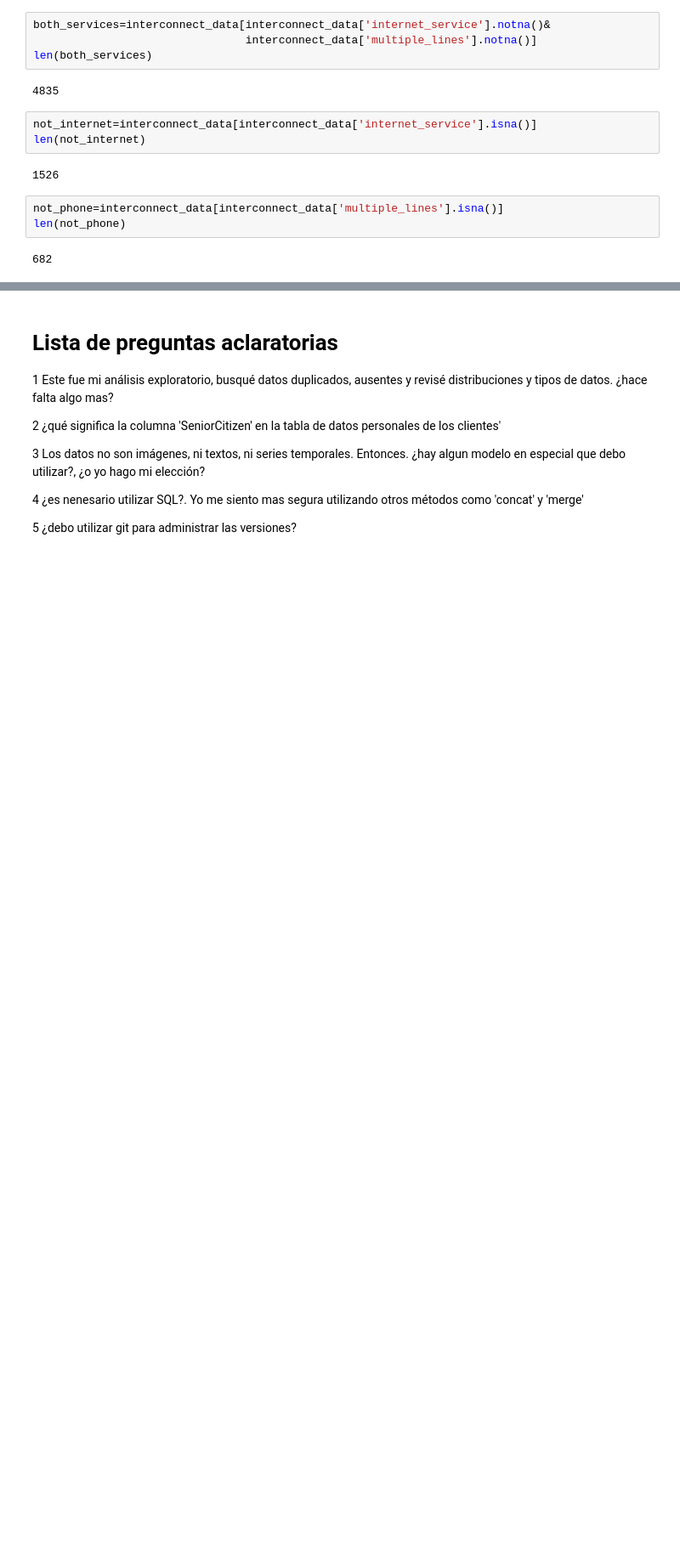
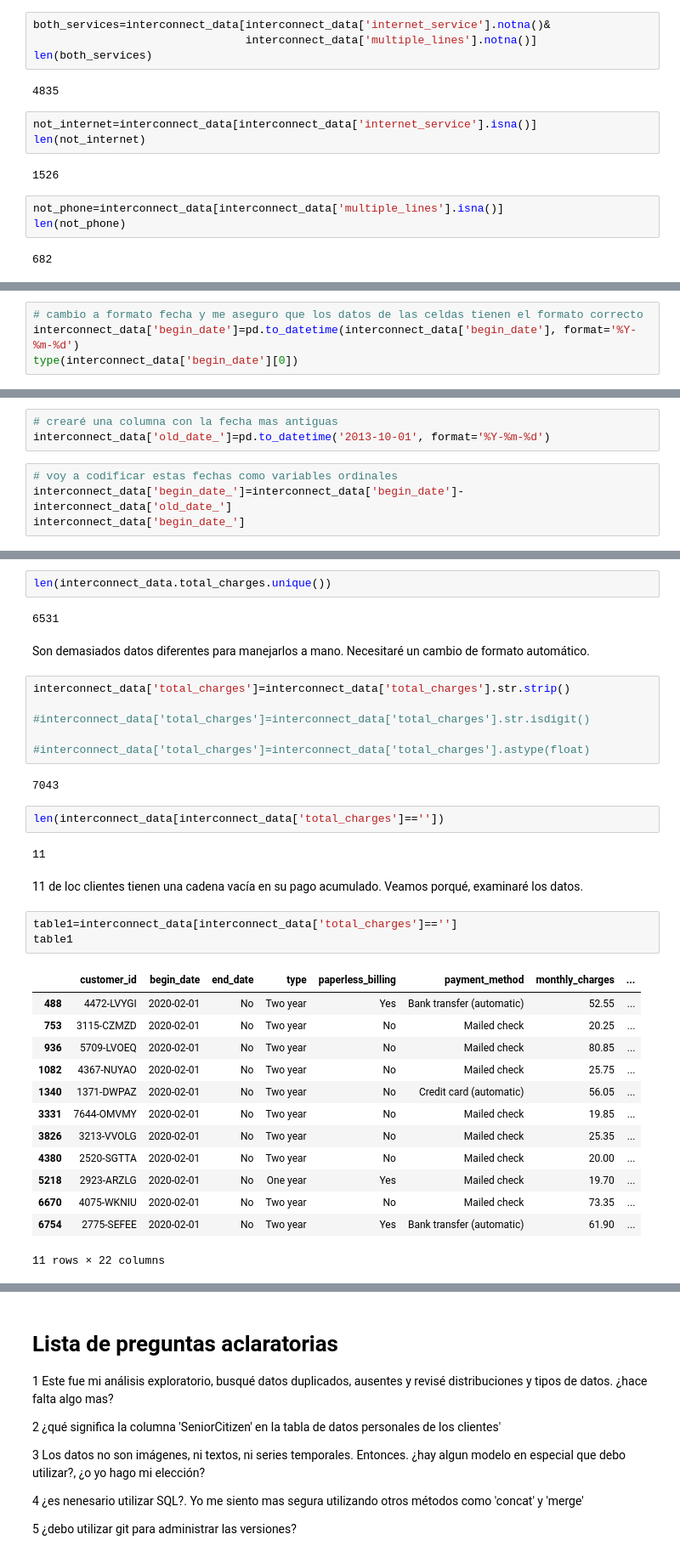
Before and after one commit to GeorginaTL/ProyectoFinalTT, a Jupyter notebook: proyecto_final_s17.ipynb, the cells around one changed output, grey strips where cells are left out. Shown at 85% size. Drawn from its saved outputs; the diff is of its cells as text; blank space fills up the shorter version.

Commit message:
procesamiento de fechas y float

```diff
--- a/proyecto_final_s17.ipynb
+++ b/proyecto_final_s17.ipynb
@@ -377,0 +437,4 @@ len(not_phone)
+# %%
+# cambio a formato fecha y me aseguro que los datos de las celdas tienen el formato correcto
+interconnect_data['begin_date']=pd.to_datetime(interconnect_data['begin_date'], format='%Y-%m-%d')
+type(interconnect_data['begin_date'][0])
@@ -377,0 +459,7 @@ len(not_phone)
+# %%
+# crearé una columna con la fecha mas antiguas
+interconnect_data['old_date_']=pd.to_datetime('2013-10-01', format='%Y-%m-%d')
+# %%
+# voy a codificar estas fechas como variables ordinales
+interconnect_data['begin_date_']=interconnect_data['begin_date']-interconnect_data['old_date_']
+interconnect_data['begin_date_']
@@ -377,0 +551,37 @@ len(not_phone)
+# %%
+len(interconnect_data.total_charges.unique())
+# %% [output]
+6531
+# %% [markdown]
+Son demasiados datos diferentes para manejarlos a mano. Necesitaré un cambio de formato automático.
+# %%
+interconnect_data['total_charges']=interconnect_data['total_charges'].str.strip()
+
+#interconnect_data['total_charges']=interconnect_data['total_charges'].str.isdigit()
+
+#interconnect_data['total_charges']=interconnect_data['total_charges'].astype(float)
+# %% [output]
+7043
+# %%
+len(interconnect_data[interconnect_data['total_charges']==''])
+# %% [output]
+11
+# %% [markdown]
+11 de loc clientes tienen una cadena vacía en su pago acumulado. Veamos porqué, examinaré los datos.
+# %%
+table1=interconnect_data[interconnect_data['total_charges']=='']
+table1
+# %% [output]
+|  | customer_id | begin_date | end_date | type | paperless_billing | payment_method | monthly_charges | ... |
+| 488 | 4472-LVYGI | 2020-02-01 | No | Two year | Yes | Bank transfer (automatic) | 52.55 | ... |
+| 753 | 3115-CZMZD | 2020-02-01 | No | Two year | No | Mailed check | 20.25 | ... |
+| 936 | 5709-LVOEQ | 2020-02-01 | No | Two year | No | Mailed check | 80.85 | ... |
+| 1082 | 4367-NUYAO | 2020-02-01 | No | Two year | No | Mailed check | 25.75 | ... |
+| 1340 | 1371-DWPAZ | 2020-02-01 | No | Two year | No | Credit card (automatic) | 56.05 | ... |
+| 3331 | 7644-OMVMY | 2020-02-01 | No | Two year | No | Mailed check | 19.85 | ... |
+| 3826 | 3213-VVOLG | 2020-02-01 | No | Two year | No | Mailed check | 25.35 | ... |
+| 4380 | 2520-SGTTA | 2020-02-01 | No | Two year | No | Mailed check | 20.00 | ... |
+| 5218 | 2923-ARZLG | 2020-02-01 | No | One year | Yes | Mailed check | 19.70 | ... |
+| 6670 | 4075-WKNIU | 2020-02-01 | No | Two year | No | Mailed check | 73.35 | ... |
+| 6754 | 2775-SEFEE | 2020-02-01 | No | Two year | Yes | Bank transfer (automatic) | 61.90 | ... |
+11 rows × 22 columns
```
Also changed, not shown: parts of 38 cells of this notebook.
